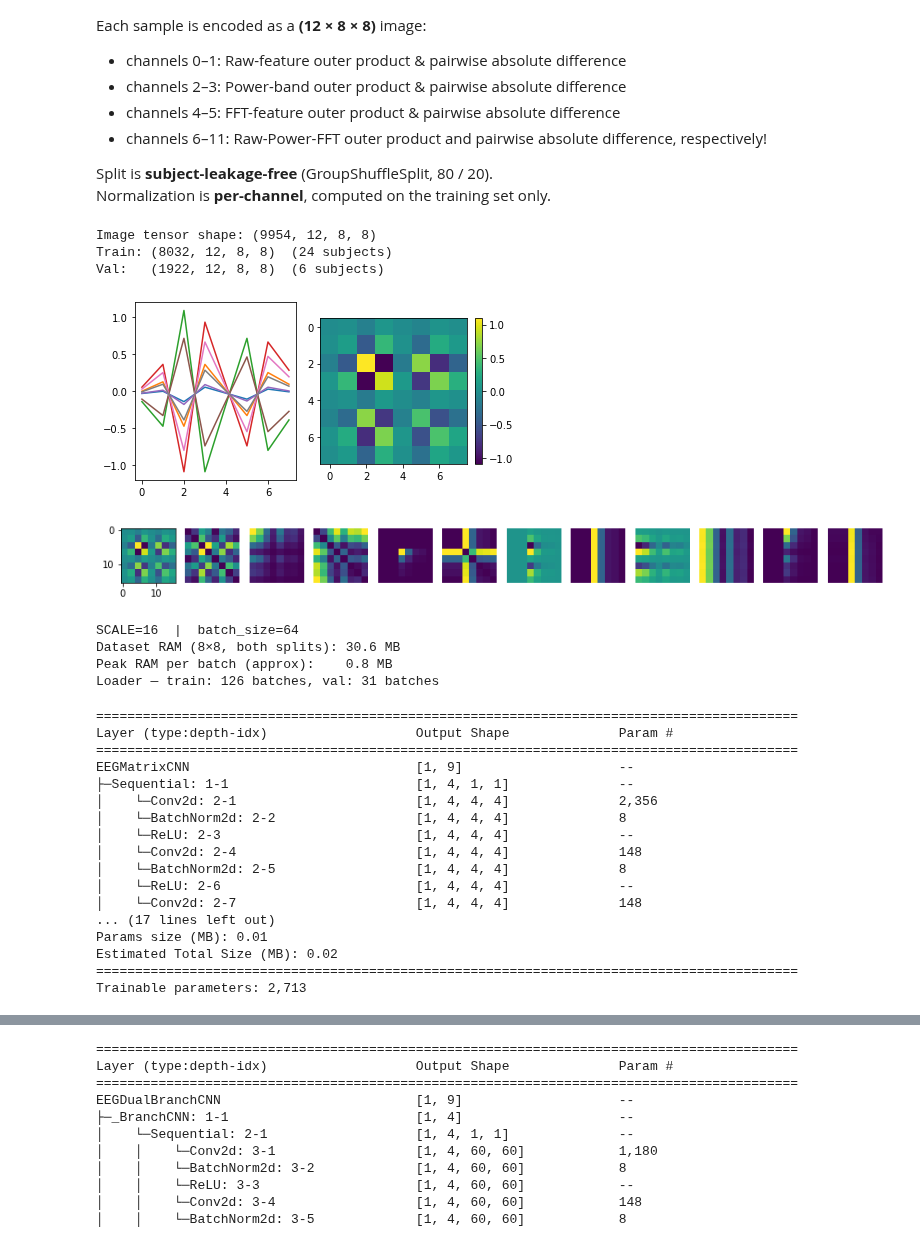
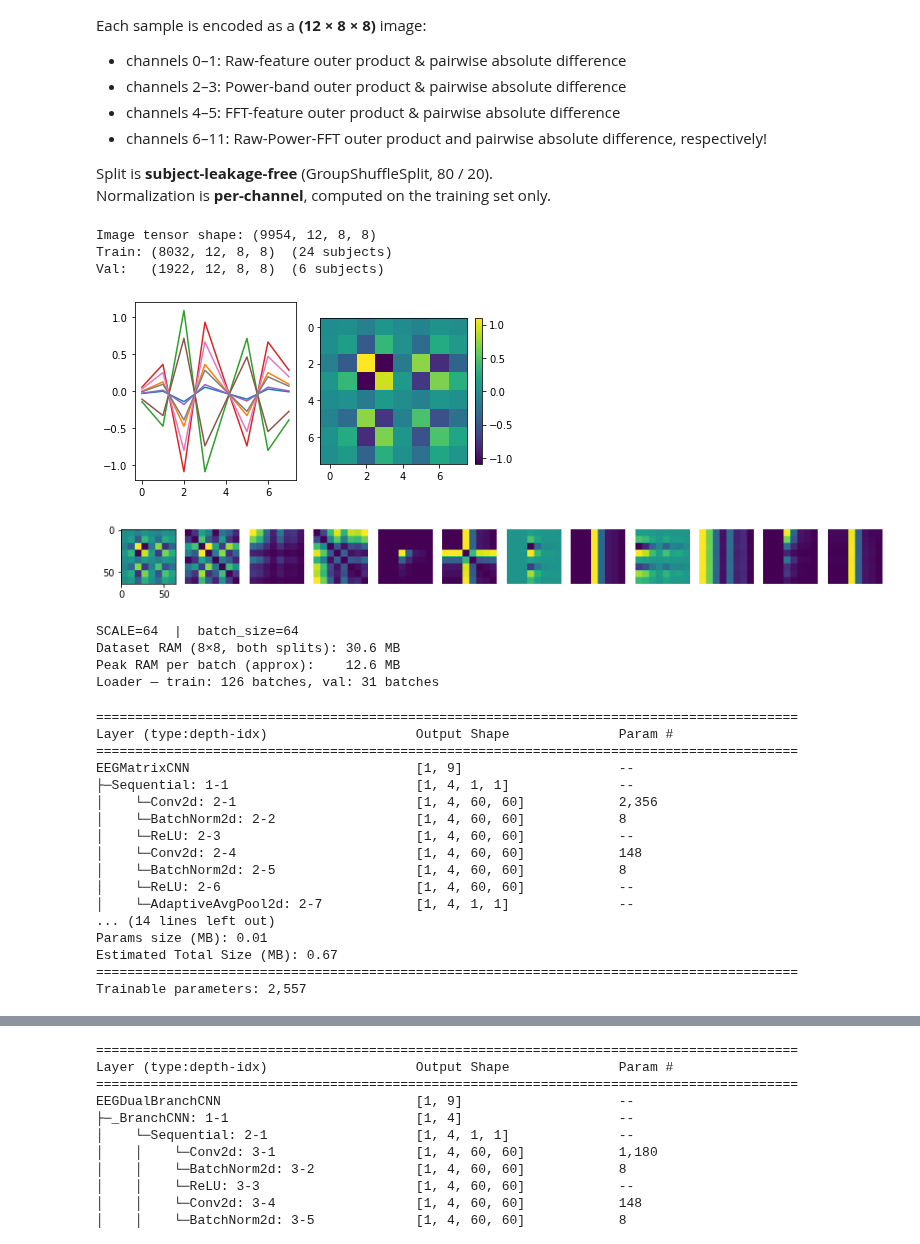
Before and after one commit to parhamkebria/EEG, a Jupyter notebook: imagination.ipynb, the cells around one changed output, grey strips where cells are left out. Saved outputs shown, nothing was run; the diff lists cells and outputs as text; code cells hidden in the pictures.

Commit message:
scale 64 bs 64 cnn 4x7-4x3 fc 4x2

```diff
--- a/imagination.ipynb
+++ b/imagination.ipynb
@@ -365,7 +365,7 @@ plt.show()
 #   Lazy (new)   any SCALE → 10 000 × 12 ×   8 ×   8 × 4 B  ≈ 30 MB stored;
 #   peak per batch ≈ batch_size × 12 × SCALE² × 4 B
 
-SCALE = 16
+SCALE = 64
 batch_size_cnn = 64
 
 # Visualization only — upscale one sample to verify appearance
@@ -407,37 +407,37 @@ train_loader_cnn = DataLoader(
     shuffle=True,
     drop_last=False,
     num_workers=0,
     pin_memory=False,
 )
 val_loader_cnn = DataLoader(
     EEGMatrixDataset(X_va_img, y_va_img, scale=SCALE),
     batch_size=batch_size_cnn,
     shuffle=False,
     drop_last=False,
     num_workers=0,
     pin_memory=False,
 )
 
 # -- 5. Class weights (inverse frequency on training split) --
 num_classes = len(np.unique(y_img))
 counts_cnn = np.bincount(y_tr_img, minlength=num_classes).astype(float)
 cw_cnn = torch.tensor(1.0 / np.maximum(counts_cnn, 1), dtype=torch.float32)
 cw_cnn = (cw_cnn / cw_cnn.sum() * num_classes).to(device)
 
 _bytes_per_batch = batch_size_cnn * 12 * SCALE * SCALE * 4
 print(f"\nSCALE={SCALE}  |  batch_size={batch_size_cnn}")
 print(f"Dataset RAM (8×8, both splits): {(X_tr_img.nbytes + X_va_img.nbytes) / 1e6:.1f} MB")
 print(f"Peak RAM per batch (approx):    {_bytes_per_batch / 1e6:.1f} MB")
 print(f"Loader — train: {len(train_loader_cnn)} batches, val: {len(val_loader_cnn)} batches")
 # %% [output]
 Image tensor shape: (9954, 12, 8, 8)
 Train: (8032, 12, 8, 8)  (24 subjects)
 Val:   (1922, 12, 8, 8)  (6 subjects)
 [figure]
-[figure, old version]
+[figure, new version]
-SCALE=16  |  batch_size=64
+SCALE=64  |  batch_size=64
 Dataset RAM (8×8, both splits): 30.6 MB
-Peak RAM per batch (approx):    0.8 MB
+Peak RAM per batch (approx):    12.6 MB
 Loader — train: 126 batches, val: 31 batches
 # %%
 class EEGMatrixCNN(nn.Module):
@@ -445,7 +445,7 @@ class EEGMatrixCNN(nn.Module):
         super().__init__()
         self.features = nn.Sequential(
             nn.Conv2d(in_channels, 4, kernel_size=7, padding=1), nn.BatchNorm2d(4), nn.ReLU(),
-            nn.Conv2d(          4, 4, kernel_size=3, padding=1), nn.BatchNorm2d(4), nn.ReLU(),
+            # nn.Conv2d(          4, 4, kernel_size=5, padding=1), nn.BatchNorm2d(4), nn.ReLU(),
             nn.Conv2d(          4, 4, kernel_size=3, padding=1), nn.BatchNorm2d(4), nn.ReLU(),
             nn.AdaptiveAvgPool2d(1),
         )
@@ -478,7 +478,7 @@ cnn_scheduler = optim.lr_scheduler.ReduceLROnPlateau(
 # else:
 #     print("No previous CNN checkpoint found; using default PyTorch initialization.")
 
-print(torchinfo.summary(cnn_model, input_size=(1, 12, 8, 8)))
+print(torchinfo.summary(cnn_model, input_size=(1, 12, SCALE, SCALE)))
 print(f"Trainable parameters: {sum(p.numel() for p in cnn_model.parameters() if p.requires_grad):,}")
 # %% [output]
 ==========================================================================================
@@ -486,18 +486,18 @@ Layer (type:depth-idx)                   Output Shape              Param #
 ==========================================================================================
 EEGMatrixCNN                             [1, 9]                    --
 ├─Sequential: 1-1                        [1, 4, 1, 1]              --
-│    └─Conv2d: 2-1                       [1, 4, 4, 4]              2,356
-│    └─BatchNorm2d: 2-2                  [1, 4, 4, 4]              8
-│    └─ReLU: 2-3                         [1, 4, 4, 4]              --
-│    └─Conv2d: 2-4                       [1, 4, 4, 4]              148
-│    └─BatchNorm2d: 2-5                  [1, 4, 4, 4]              8
-│    └─ReLU: 2-6                         [1, 4, 4, 4]              --
-│    └─Conv2d: 2-7                       [1, 4, 4, 4]              148
-... (17 lines left out)
+│    └─Conv2d: 2-1                       [1, 4, 60, 60]            2,356
+│    └─BatchNorm2d: 2-2                  [1, 4, 60, 60]            8
+│    └─ReLU: 2-3                         [1, 4, 60, 60]            --
+│    └─Conv2d: 2-4                       [1, 4, 60, 60]            148
+│    └─BatchNorm2d: 2-5                  [1, 4, 60, 60]            8
+│    └─ReLU: 2-6                         [1, 4, 60, 60]            --
+│    └─AdaptiveAvgPool2d: 2-7            [1, 4, 1, 1]              --
+... (14 lines left out)
 Params size (MB): 0.01
-Estimated Total Size (MB): 0.02
+Estimated Total Size (MB): 0.67
 ==========================================================================================
-Trainable parameters: 2,713
+Trainable parameters: 2,557
 # %%
 cnn_num_epochs       = 100
 cnn_best_f1          = -1.0
```
Also changed, not shown: parts of 1 cell of this notebook.
